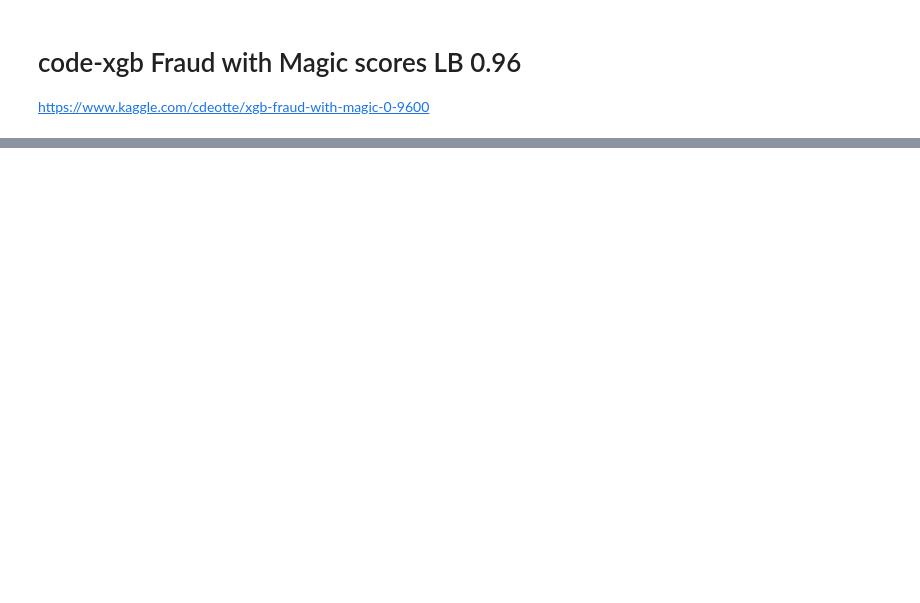
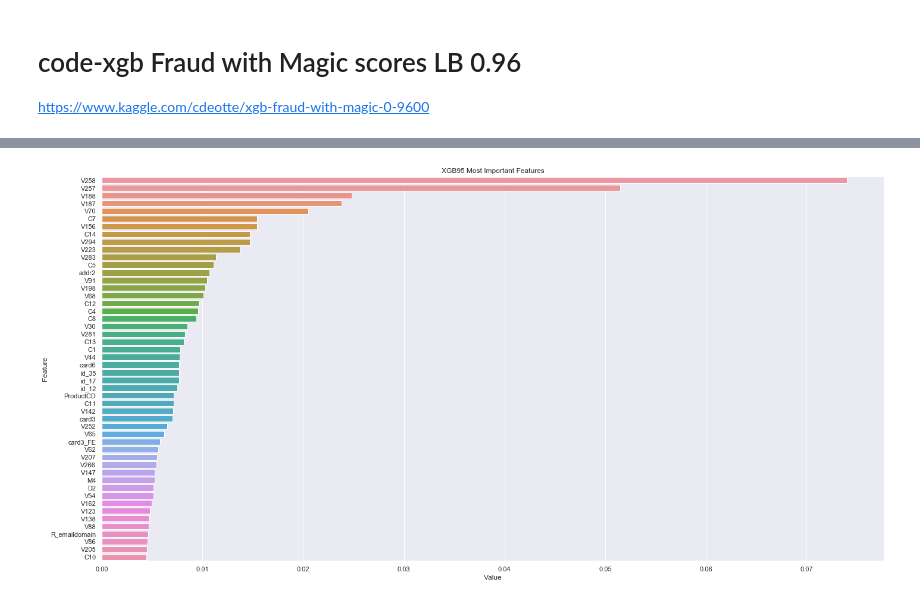
Before and after one commit to mayi140611/myappsexlib, a Jupyter notebook: hist_kaggle_2019_IEEE-CIS_Fraud_Detection/0EDA.ipynb, the cells around one changed output, grey strips where cells are left out. Drawn from its saved outputs; the diff is of its cells as text; code cells hidden in the pictures; blank space fills up the shorter version.

```diff
--- a/hist_kaggle_2019_IEEE-CIS_Fraud_Detection/0EDA.ipynb
+++ b/hist_kaggle_2019_IEEE-CIS_Fraud_Detection/0EDA.ipynb
@@ -331,0 +668,30 @@ Wall time: 25.5 s
+# %%
+# CHRIS - TRAIN 75% PREDICT 25%
+idxT = X_train.index[:3*len(X_train)//4]
+idxV = X_train.index[3*len(X_train)//4:]
+
+# KONSTANTIN - TRAIN 4 SKIP 1 PREDICT 1 MONTH
+#idxT = X_train.index[:417559]
+#idxV = X_train.index[-89326:]
+# %%
+import xgboost as xgb
+print("XGBoost version:", xgb.__version__)
+
+if BUILD95:
+    clf = xgb.XGBClassifier(
+        n_estimators=2000,
+        max_depth=12,
+        learning_rate=0.02,
+        subsample=0.8,
+        colsample_bytree=0.4,
+        missing=-1,
+        eval_metric='auc',
+        # USE CPU
+        nthread=4,
+        tree_method='hist'
+        # USE GPU
+#         tree_method='gpu_hist'
+    )
+    h = clf.fit(X_train.loc[idxT,cols], y_train[idxT],
+        eval_set=[(X_train.loc[idxV,cols],y_train[idxV])],
+        verbose=50, early_stopping_rounds=100)
@@ -331,0 +716,12 @@ Wall time: 25.5 s
+# %%
+if BUILD95:
+
+    feature_imp = pd.DataFrame(sorted(zip(clf.feature_importances_,cols)), columns=['Value','Feature'])
+    plt.figure(figsize=(20, 10))
+    sns.barplot(x="Value", y="Feature", data=feature_imp.sort_values(by="Value", ascending=False).iloc[:50])
+    plt.title('XGB95 Most Important Features')
+    plt.tight_layout()
+    plt.show()
+    del clf, h; x=gc.collect()
+# %% [output]
+[figure, added]
```
Also changed, not shown: parts of 63 cells of this notebook, 1 other file.
